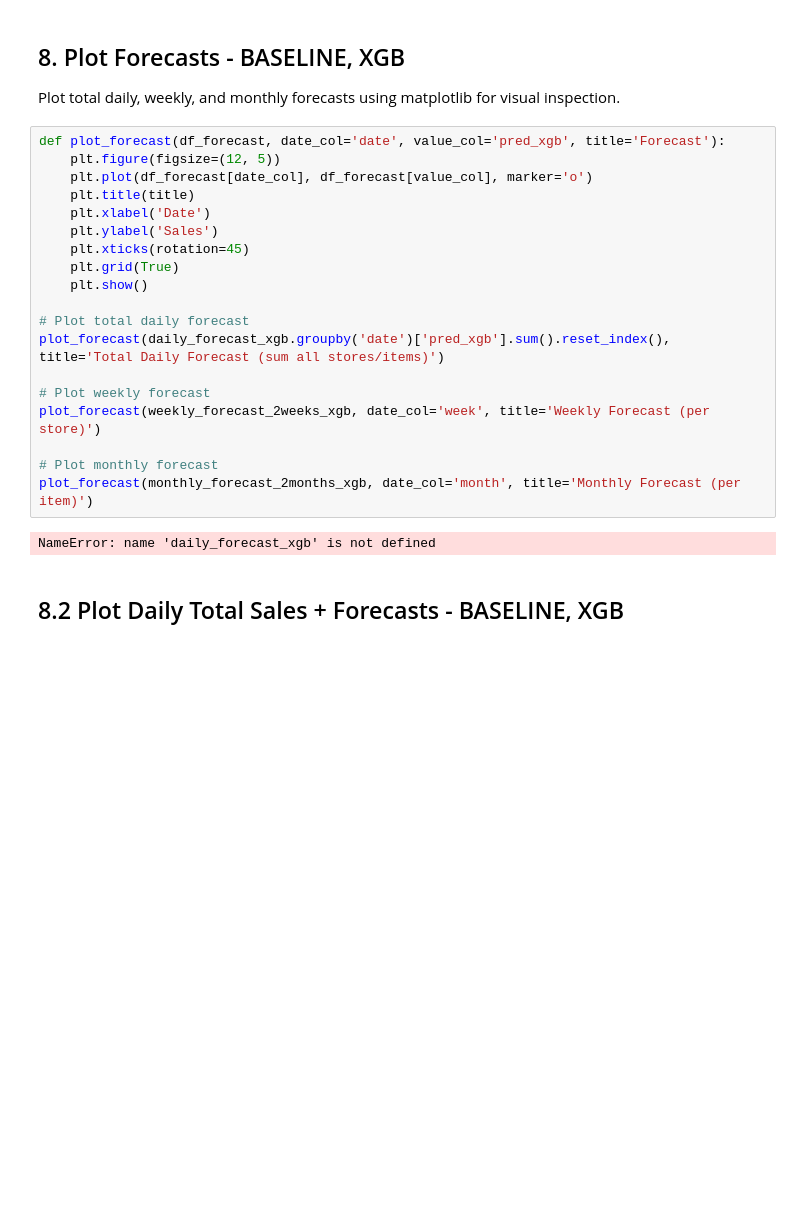
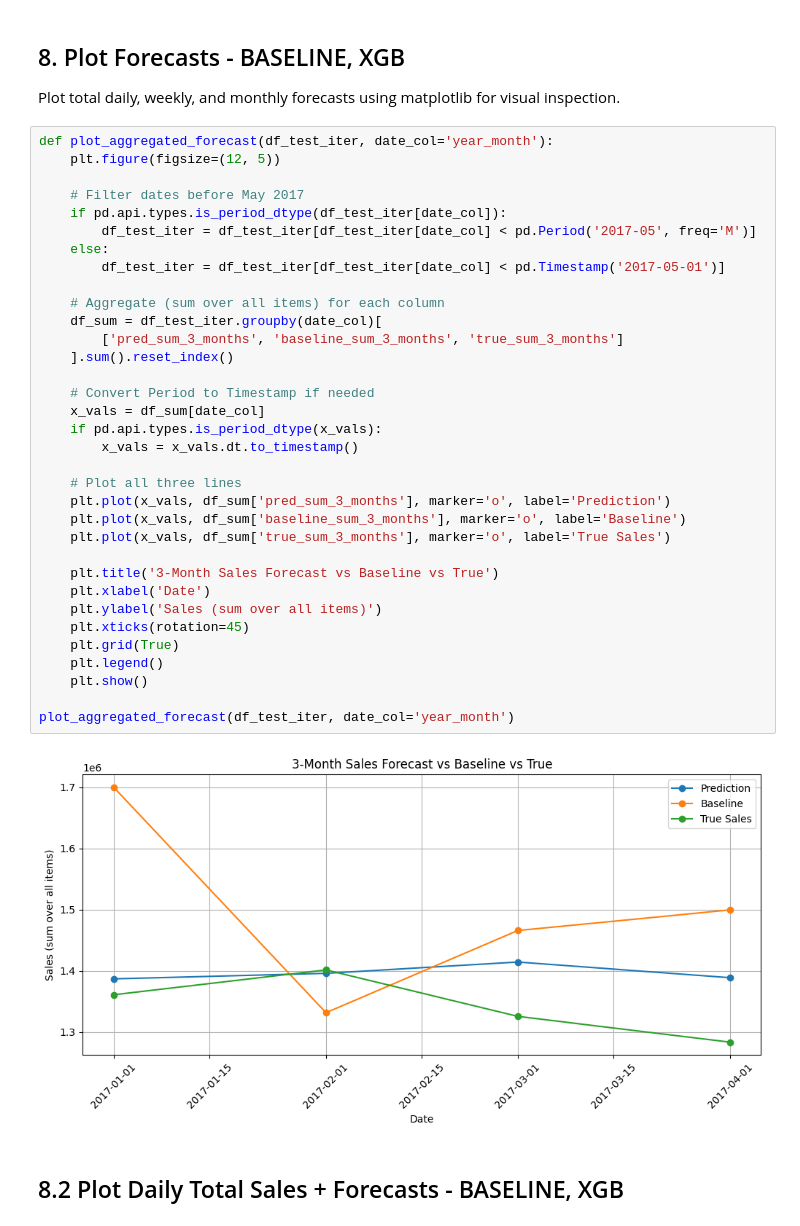
Before and after one commit to JoranVerspreet/2025_activities_dashboard, a Jupyter notebook: notebooks/3_modeling/modeling_15_XGBoost_monthly copy.ipynb, the cells around one changed output. Cells and saved outputs as stored; diff of their text form; blank space fills up the shorter version.

```diff
--- a/notebooks/3_modeling/modeling_15_XGBoost_monthly copy.ipynb
+++ b/notebooks/3_modeling/modeling_15_XGBoost_monthly copy.ipynb
@@ -809,26 +827,41 @@ Predicting 3-month ahead...
 
 Plot total daily, weekly, and monthly forecasts using matplotlib for visual inspection.
 # %%
-def plot_forecast(df_forecast, date_col='date', value_col='pred_xgb', title='Forecast'):
+def plot_aggregated_forecast(df_test_iter, date_col='year_month'):
     plt.figure(figsize=(12, 5))
-    plt.plot(df_forecast[date_col], df_forecast[value_col], marker='o')
-    plt.title(title)
+
+    # Filter dates before May 2017
+    if pd.api.types.is_period_dtype(df_test_iter[date_col]):
+        df_test_iter = df_test_iter[df_test_iter[date_col] < pd.Period('2017-05', freq='M')]
+    else:
+        df_test_iter = df_test_iter[df_test_iter[date_col] < pd.Timestamp('2017-05-01')]
+
+    # Aggregate (sum over all items) for each column
+    df_sum = df_test_iter.groupby(date_col)[
+        ['pred_sum_3_months', 'baseline_sum_3_months', 'true_sum_3_months']
+    ].sum().reset_index()
+
+    # Convert Period to Timestamp if needed
+    x_vals = df_sum[date_col]
+    if pd.api.types.is_period_dtype(x_vals):
+        x_vals = x_vals.dt.to_timestamp()
+
+    # Plot all three lines
+    plt.plot(x_vals, df_sum['pred_sum_3_months'], marker='o', label='Prediction')
+    plt.plot(x_vals, df_sum['baseline_sum_3_months'], marker='o', label='Baseline')
+    plt.plot(x_vals, df_sum['true_sum_3_months'], marker='o', label='True Sales')
+
+    plt.title('3-Month Sales Forecast vs Baseline vs True')
     plt.xlabel('Date')
-    plt.ylabel('Sales')
+    plt.ylabel('Sales (sum over all items)')
     plt.xticks(rotation=45)
     plt.grid(True)
+    plt.legend()
     plt.show()
 
-# Plot total daily forecast
-plot_forecast(daily_forecast_xgb.groupby('date')['pred_xgb'].sum().reset_index(), title='Total Daily Forecast (sum all stores/items)')
-
-# Plot weekly forecast
-plot_forecast(weekly_forecast_2weeks_xgb, date_col='week', title='Weekly Forecast (per store)')
-
-# Plot monthly forecast
-plot_forecast(monthly_forecast_2months_xgb, date_col='month', title='Monthly Forecast (per item)')
+plot_aggregated_forecast(df_test_iter, date_col='year_month')
 # %% [output]
-NameError: name 'daily_forecast_xgb' is not defined
+[figure, added]
 # %% [markdown]
 ## 8.2 Plot Daily Total Sales + Forecasts - BASELINE, XGB
 # %%
```
Also changed, not shown: parts of 1 cell of this notebook, 3 other files.
